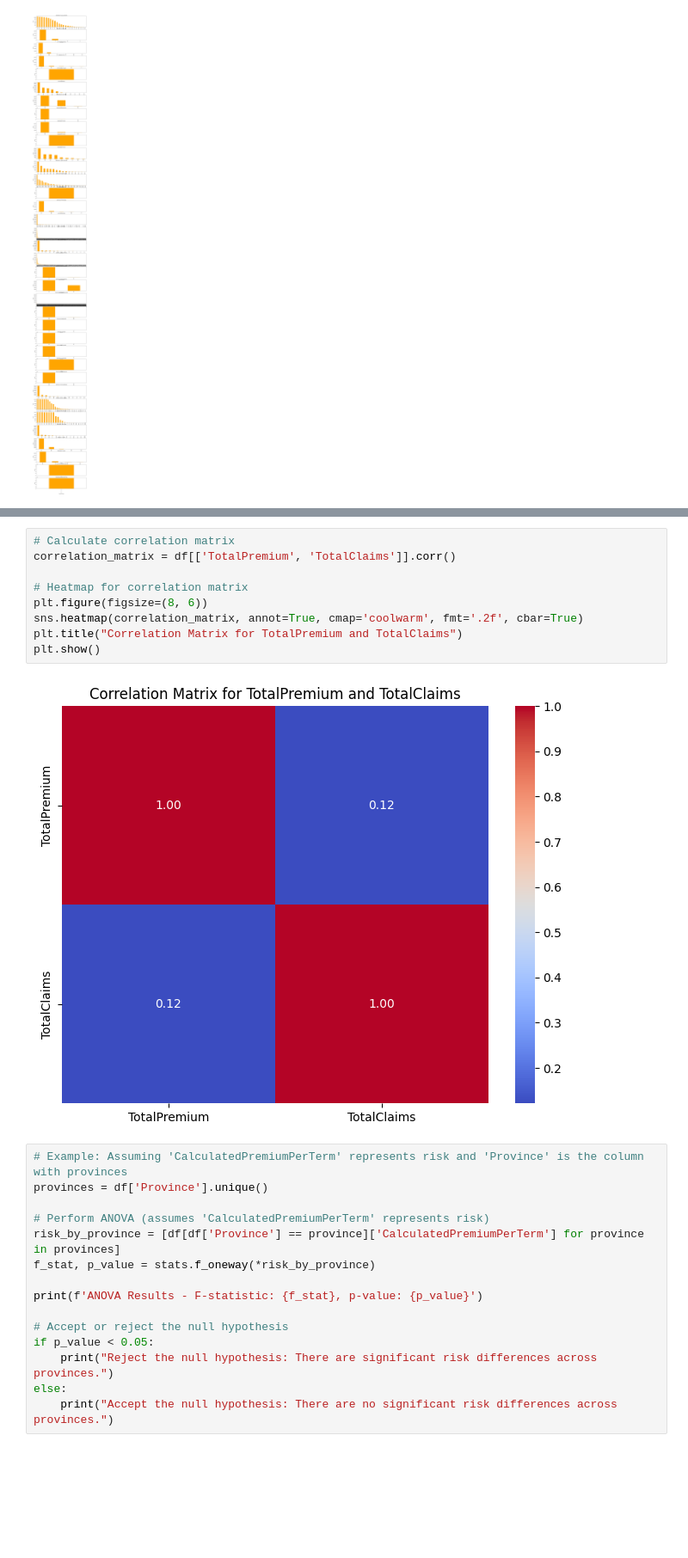
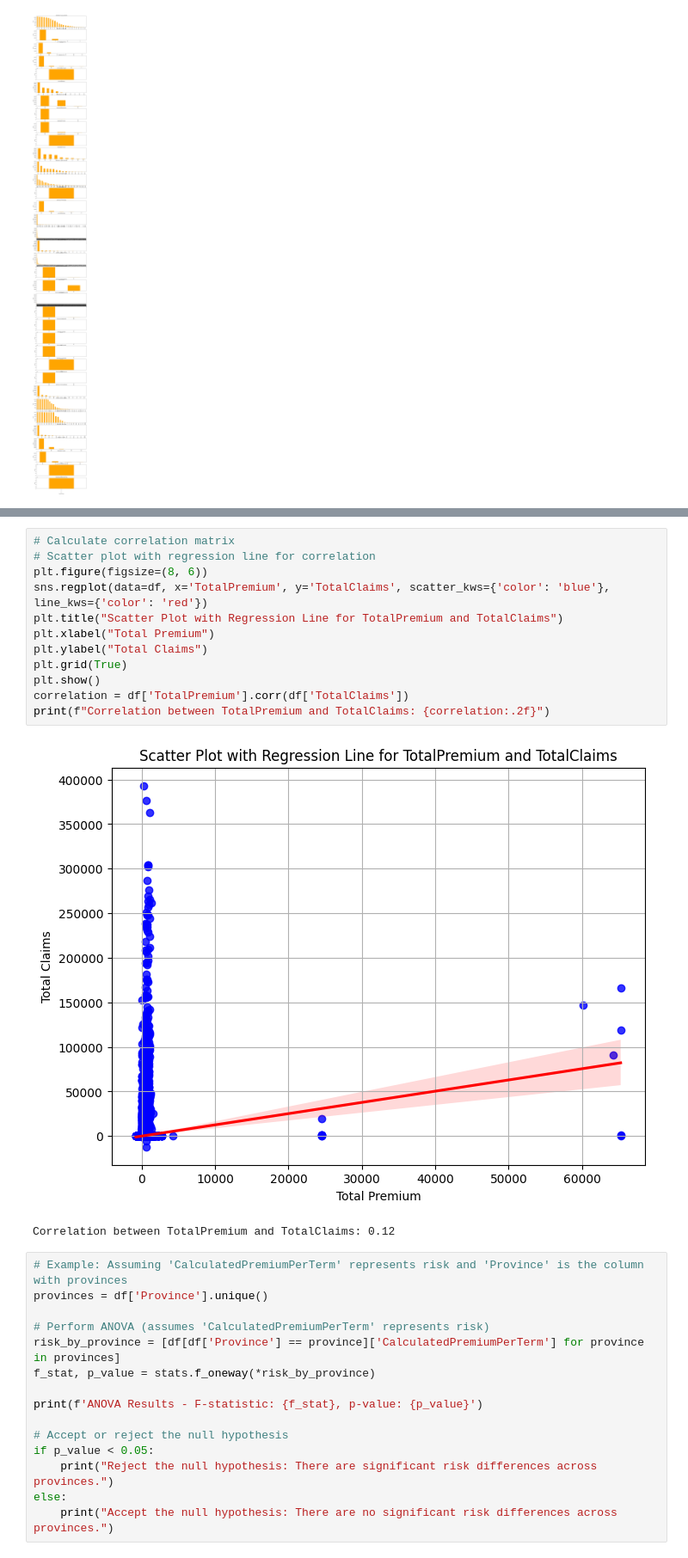
Before and after one commit to hasankere/Week2_Challenge_Project, a Jupyter notebook: notebooks/Alpha_Inshurance.ipynb, the cells around one changed output, grey strips where cells are left out. Shown at 86% size. Drawn from its saved outputs; the diff is of its cells as text; blank space fills up the shorter version.

```diff
--- a/notebooks/Alpha_Inshurance.ipynb
+++ b/notebooks/Alpha_Inshurance.ipynb
@@ -273,17 +273,21 @@ plt.tight_layout()
 plt.show()
 # %% [output]
 [figure]
-# %%
-# Calculate correlation matrix
-correlation_matrix = df[['TotalPremium', 'TotalClaims']].corr()
-
-# Heatmap for correlation matrix
-plt.figure(figsize=(8, 6))
-sns.heatmap(correlation_matrix, annot=True, cmap='coolwarm', fmt='.2f', cbar=True)
-plt.title("Correlation Matrix for TotalPremium and TotalClaims")
-plt.show()
-# %% [output]
-[figure, removed]
+# %%
+# Calculate correlation matrix
+# Scatter plot with regression line for correlation
+plt.figure(figsize=(8, 6))
+sns.regplot(data=df, x='TotalPremium', y='TotalClaims', scatter_kws={'color': 'blue'}, line_kws={'color': 'red'})
+plt.title("Scatter Plot with Regression Line for TotalPremium and TotalClaims")
+plt.xlabel("Total Premium")
+plt.ylabel("Total Claims")
+plt.grid(True)
+plt.show()
+correlation = df['TotalPremium'].corr(df['TotalClaims'])
+print(f"Correlation between TotalPremium and TotalClaims: {correlation:.2f}")
+# %% [output]
+[figure, added]
+Correlation between TotalPremium and TotalClaims: 0.12
 # %%
 # Example: Assuming 'CalculatedPremiumPerTerm' represents risk and 'Province' is the column with provinces
 provinces = df['Province'].unique()
```
